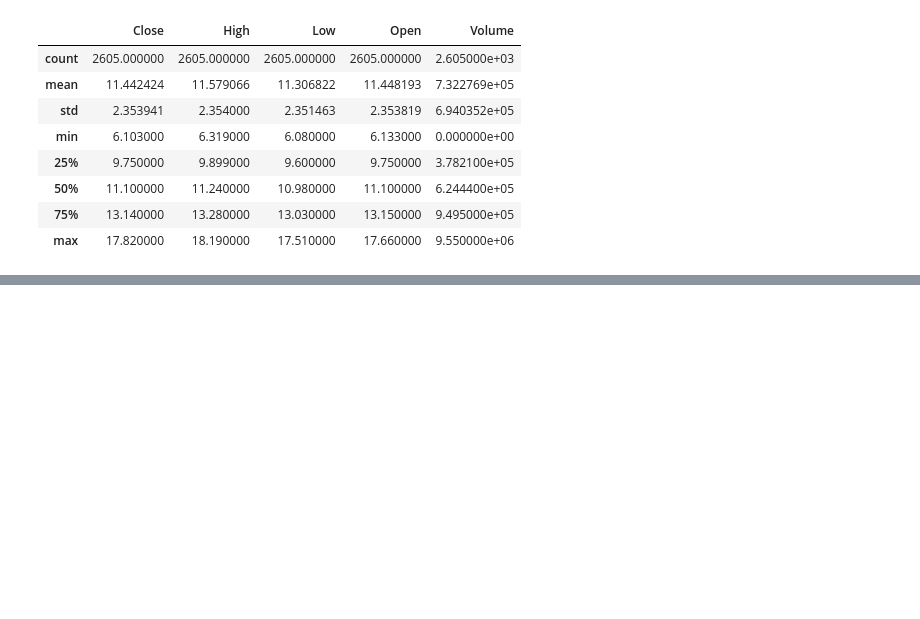
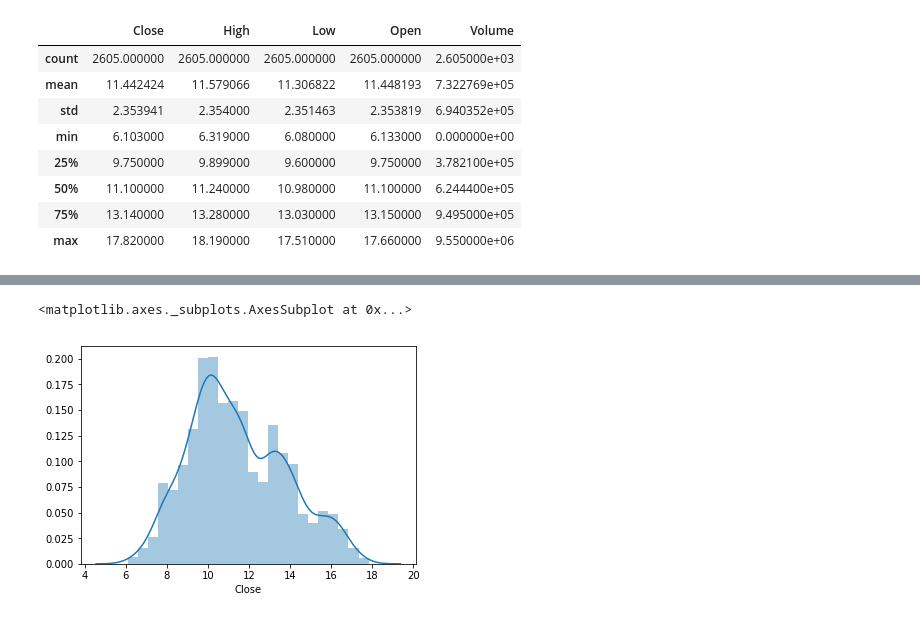
Before and after one commit to VincentLu91/SpanishStocksHistoricalData, a Jupyter notebook: indra_EDA.ipynb, the cells around one changed output, grey strips where cells are left out. Drawn from its saved outputs; the diff is of its cells as text; code cells hidden in the pictures; blank space fills up the shorter version.

```diff
--- a/indra_EDA.ipynb
+++ b/indra_EDA.ipynb
@@ -116,0 +128,5 @@ indra_df.describe()
+# %%
+sns.distplot(indra_df['Close'])
+# %% [output]
+<matplotlib.axes._subplots.AxesSubplot at 0x...>
+[figure, added]
```
Also changed, not shown: parts of 3 cells of this notebook.
